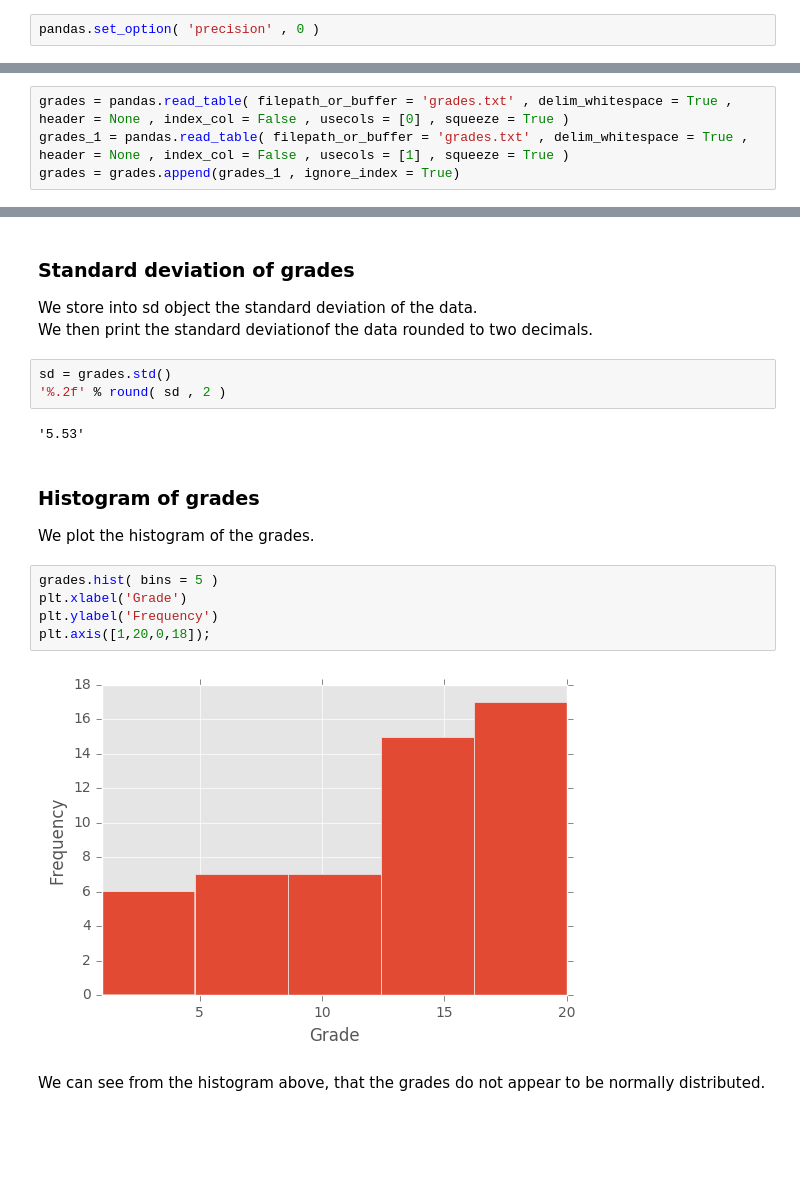
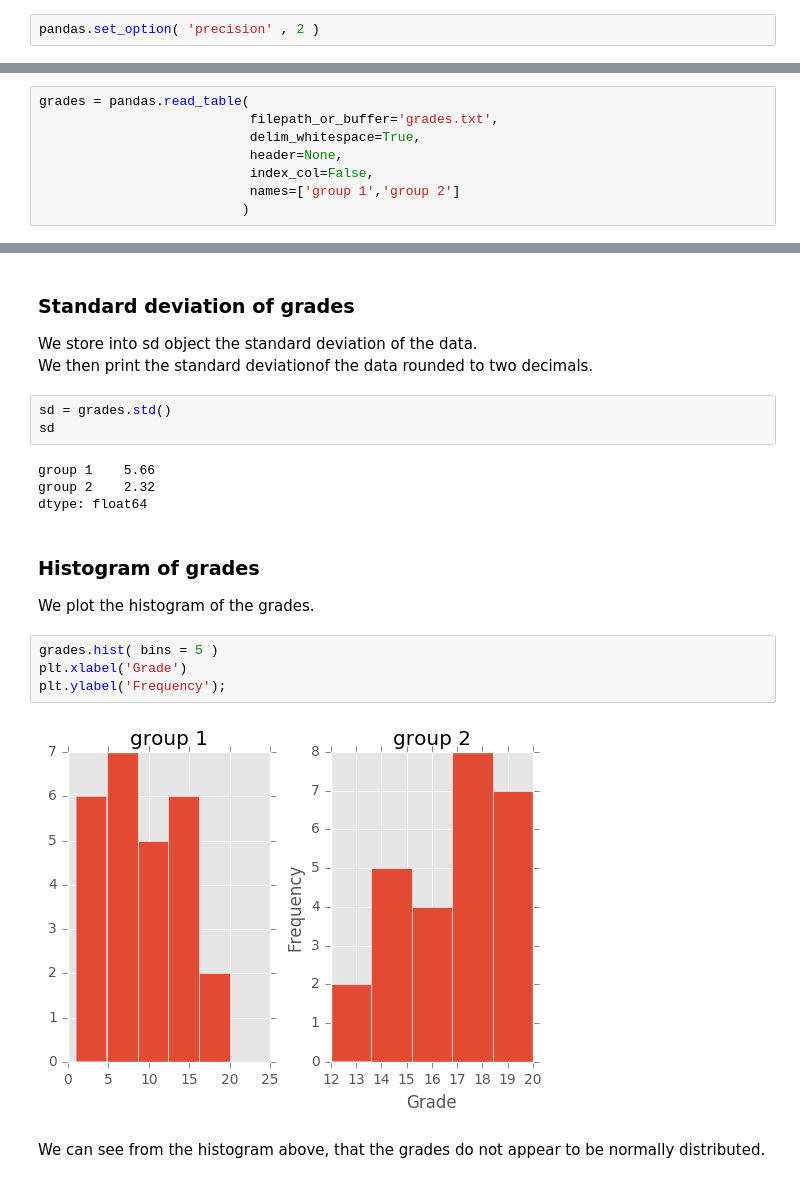
Before and after one commit to EcoFinPy/ecofinpy.github.io, a Jupyter notebook: Analysis of Grades.ipynb, the cells around one changed output, grey strips where cells are left out. Cells and saved outputs as stored; diff of their text form; blank space fills up the shorter version.

```diff
--- a/Analysis of Grades.ipynb
+++ b/Analysis of Grades.ipynb
@@ -17,7 +17,7 @@ pandas.set_option( 'display.max_rows' , 10 )
 # %% [markdown]
 Set the maximum amount of decimals to print out.
 # %%
-pandas.set_option( 'precision' , 0 )
+pandas.set_option( 'precision' , 2 )
 # %% [markdown]
 Import tool called "numpy" that we use to draw from normal distribution.
 # %%
@@ -37,9 +37,13 @@ To do this we use "pandas" tool that we imported in the previous section.
 pandas.read_table is a function within the "pandas" tool that reads the grades from the grades.txt file into the notebook.
 You can read the documentation of the pandas.read_table function at this web page: http://pandas.pydata.org/pandas-docs/stable/generated/pandas.read_table.html#pandas.read_table
 # %%
-grades = pandas.read_table( filepath_or_buffer = 'grades.txt' , delim_whitespace = True , header = None , index_col = False , usecols = [0] , squeeze = True )
-grades_1 = pandas.read_table( filepath_or_buffer = 'grades.txt' , delim_whitespace = True , header = None , index_col = False , usecols = [1] , squeeze = True )
-grades = grades.append(grades_1 , ignore_index = True)
+grades = pandas.read_table(
+                           filepath_or_buffer='grades.txt',
+                           delim_whitespace=True,
+                           header=None,
+                           index_col=False,
+                           names=['group 1','group 2']
+                          )
 # %% [markdown]
 Now the "grades" object in the notebook contains the grades.
 We can now print the grades to the screen in the notebook as we do below.
@@ -82,19 +90,20 @@ We store into sd object the standard deviation of the data.
 We then print the standard deviationof the data rounded to two decimals.
 # %%
 sd = grades.std()
-'%.2f' % round( sd , 2 )
+sd
 # %% [output]
-'5.53'
+group 1    5.66
+group 2    2.32
+dtype: float64
 # %% [markdown]
 ### Histogram of grades
 We plot the histogram of the grades.
 # %%
 grades.hist( bins = 5 )
 plt.xlabel('Grade')
-plt.ylabel('Frequency')
-plt.axis([1,20,0,18]);
+plt.ylabel('Frequency');
 # %% [output]
-[figure, old version]
+[figure, new version]
 # %% [markdown]
 We can see from the histogram above, that the grades do not appear to be normally distributed.
 # %% [markdown]
```
Also changed, not shown: parts of 16 cells of this notebook.
